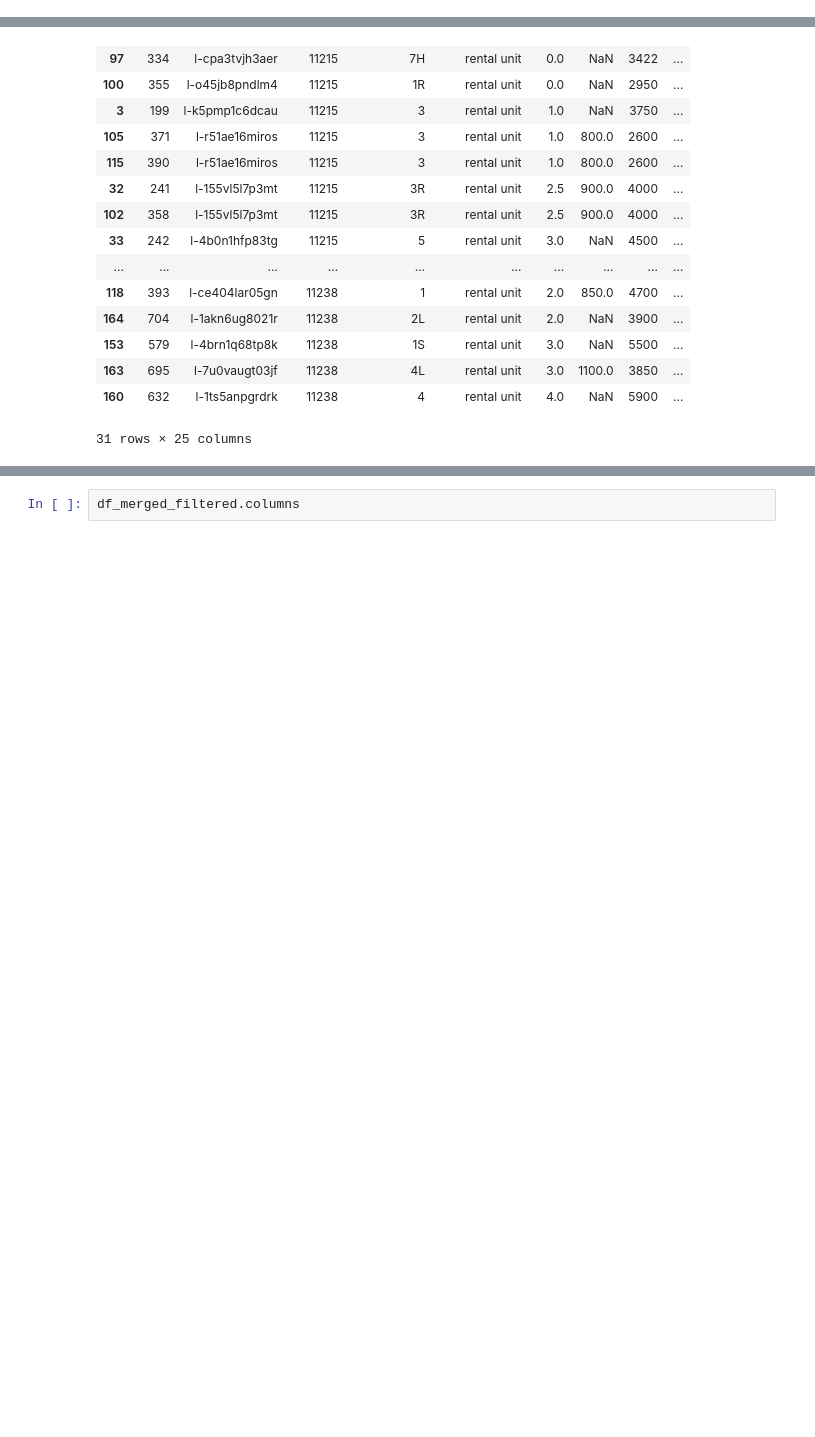
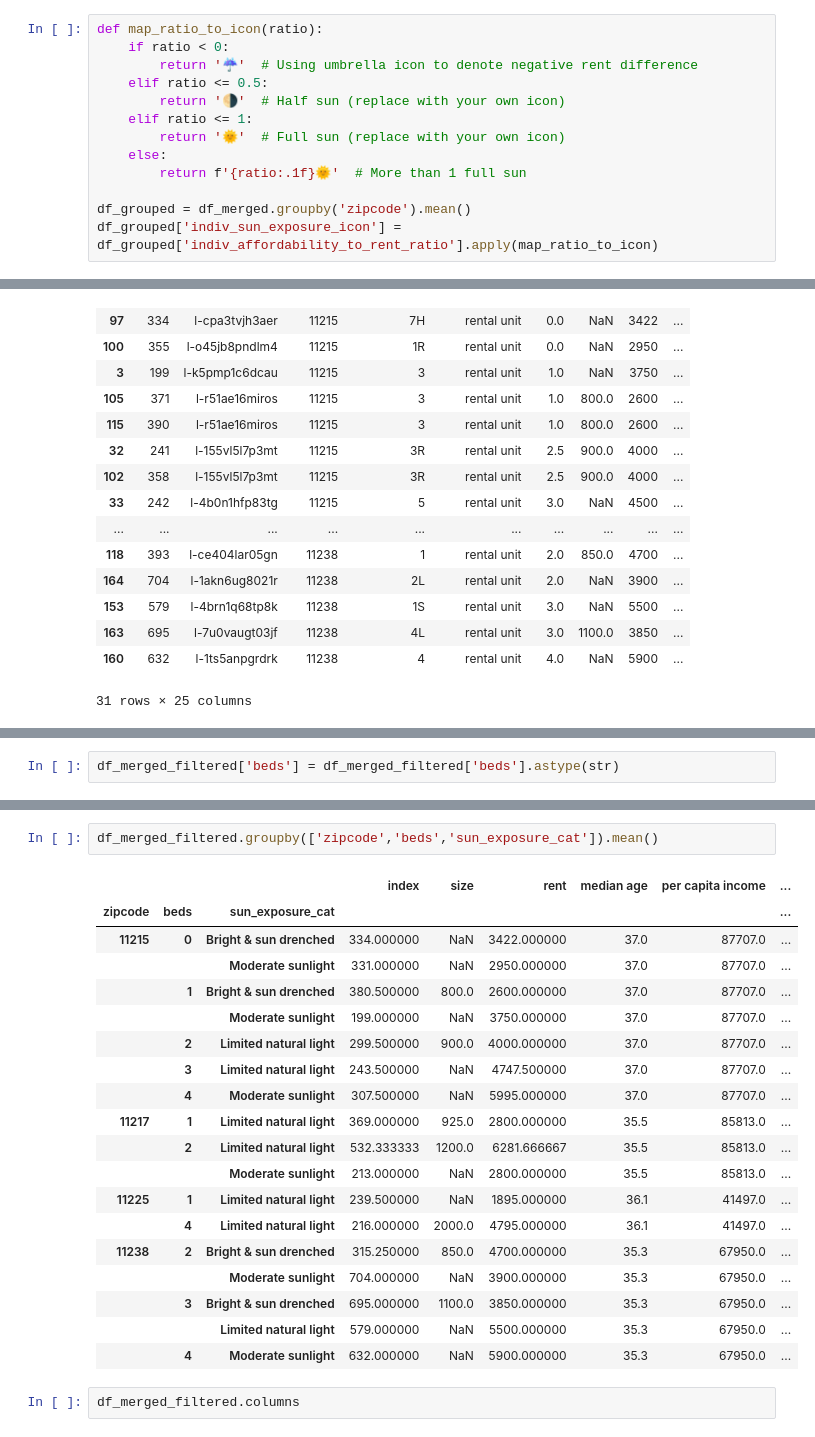
Before and after one commit to lei10003/cost-of-sunlight-story, a Jupyter notebook: Cost of Sunlight Analysis-2.ipynb, the cells around one changed output, grey strips where cells are left out. Cells and saved outputs as stored; diff of their text form; blank space fills up the shorter version.

```diff
--- a/Cost of Sunlight Analysis-2.ipynb
+++ b/Cost of Sunlight Analysis-2.ipynb
@@ -1194,3 +1194,16 @@ indiv_sun_exposure_icon  zipcode
                          11217      4
                          11225      2
 dtype: int64
+# %%
+def map_ratio_to_icon(ratio):
+    if ratio < 0:
+        return '☔'  # Using umbrella icon to denote negative rent difference
+    elif ratio <= 0.5:
+        return '🌗'  # Half sun (replace with your own icon)
+    elif ratio <= 1:
+        return '🌞'  # Full sun (replace with your own icon)
+    else:
+        return f'{ratio:.1f}🌞'  # More than 1 full sun
+
+df_grouped = df_merged.groupby('zipcode').mean()
+df_grouped['indiv_sun_exposure_icon'] = df_grouped['indiv_affordability_to_rent_ratio'].apply(map_ratio_to_icon)
@@ -1396,0 +1466,2 @@ df_merged_filtered
+# %%
+df_merged_filtered['beds'] = df_merged_filtered['beds'].astype(str)
@@ -1397,3 +1494,25 @@ df_merged_filtered
+# %%
+df_merged_filtered.groupby(['zipcode','beds','sun_exposure_cat']).mean()
+# %% [output]
+|  |  |  | index | size | rent | median age | per capita income | ... |
+| zipcode | beds | sun_exposure_cat |  |  |  |  |  | ... |
+| 11215 | 0 | Bright & sun drenched | 334.000000 | NaN | 3422.000000 | 37.0 | 87707.0 | ... |
+|  |  | Moderate sunlight | 331.000000 | NaN | 2950.000000 | 37.0 | 87707.0 | ... |
+|  | 1 | Bright & sun drenched | 380.500000 | 800.0 | 2600.000000 | 37.0 | 87707.0 | ... |
+|  |  | Moderate sunlight | 199.000000 | NaN | 3750.000000 | 37.0 | 87707.0 | ... |
+|  | 2 | Limited natural light | 299.500000 | 900.0 | 4000.000000 | 37.0 | 87707.0 | ... |
+|  | 3 | Limited natural light | 243.500000 | NaN | 4747.500000 | 37.0 | 87707.0 | ... |
+|  | 4 | Moderate sunlight | 307.500000 | NaN | 5995.000000 | 37.0 | 87707.0 | ... |
+| 11217 | 1 | Limited natural light | 369.000000 | 925.0 | 2800.000000 | 35.5 | 85813.0 | ... |
+|  | 2 | Limited natural light | 532.333333 | 1200.0 | 6281.666667 | 35.5 | 85813.0 | ... |
+|  |  | Moderate sunlight | 213.000000 | NaN | 2800.000000 | 35.5 | 85813.0 | ... |
+| 11225 | 1 | Limited natural light | 239.500000 | NaN | 1895.000000 | 36.1 | 41497.0 | ... |
+|  | 4 | Limited natural light | 216.000000 | 2000.0 | 4795.000000 | 36.1 | 41497.0 | ... |
+| 11238 | 2 | Bright & sun drenched | 315.250000 | 850.0 | 4700.000000 | 35.3 | 67950.0 | ... |
+|  |  | Moderate sunlight | 704.000000 | NaN | 3900.000000 | 35.3 | 67950.0 | ... |
+|  | 3 | Bright & sun drenched | 695.000000 | 1100.0 | 3850.000000 | 35.3 | 67950.0 | ... |
+|  |  | Limited natural light | 579.000000 | NaN | 5500.000000 | 35.3 | 67950.0 | ... |
+|  | 4 | Moderate sunlight | 632.000000 | NaN | 5900.000000 | 35.3 | 67950.0 | ... |
 # %%
 df_merged_filtered.columns
 # %% [output]
```
Also changed, not shown: parts of 8 cells of this notebook, 11 other files.
